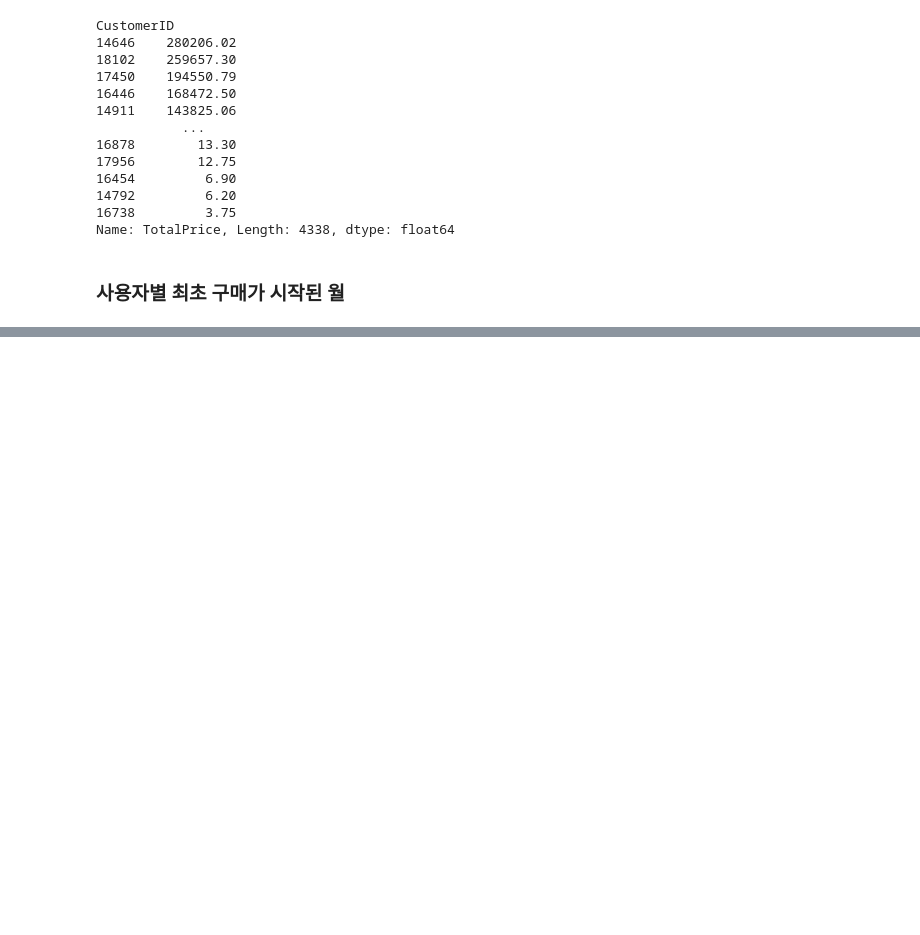
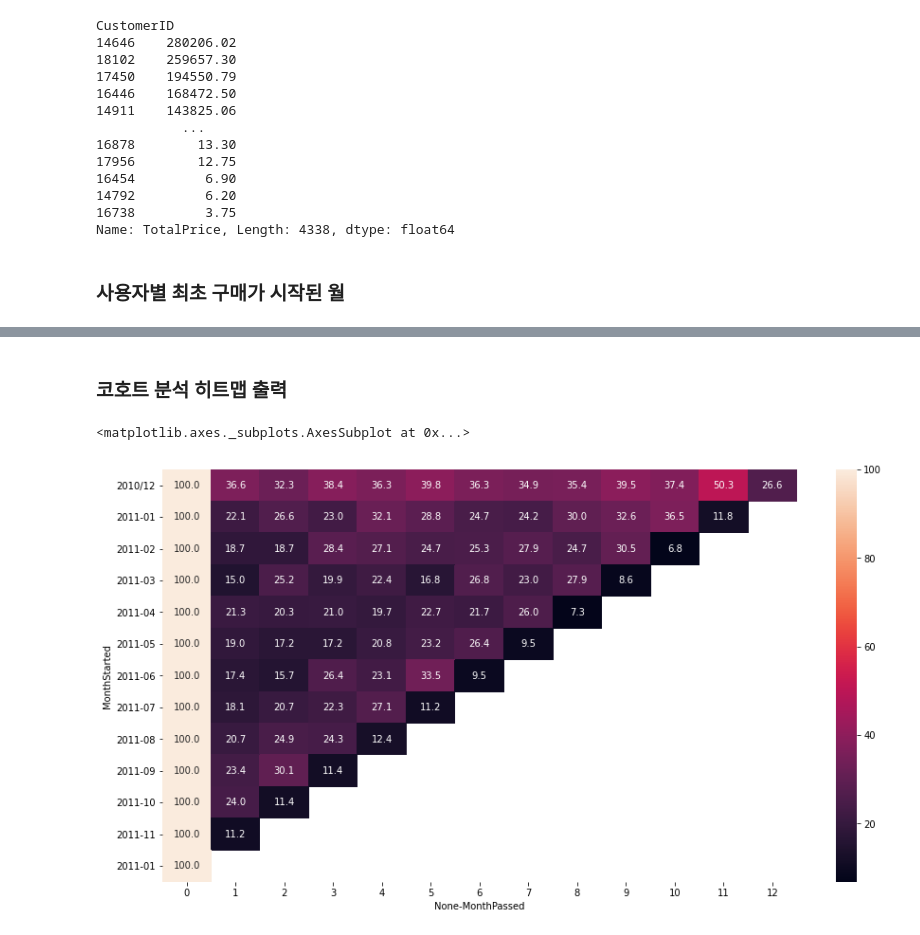
Before and after one commit to jeonprize/shoppingmall_order, a Jupyter notebook: 우수고객 선별, 고객 코호트 분석.ipynb, the cells around one changed output, grey strips where cells are left out. Saved outputs shown, nothing was run; the diff lists cells and outputs as text; code cells hidden in the pictures; blank space fills up the shorter version.

```diff
--- a/우수고객 선별, 고객 코호트 분석.ipynb
+++ b/우수고객 선별, 고객 코호트 분석.ipynb
@@ -87,0 +97,7 @@ retail.tail(3)
+# %%
+def unique(x):
+    return len(np.unique(x))
+# %%
+cohort = retail.groupby(['MonthStarted','MonthPassed'])
+cohort_df = cohort['CustomerID'].apply(unique).reset_index()
+cohort_df
@@ -87,0 +120,3 @@ retail.tail(3)
+# %%
+cohort_df = pd.pivot(data=cohort_df,index='MonthStarted', columns='MonthPassed')
+cohort_df.head()
@@ -87,0 +132,4 @@ retail.tail(3)
+# %%
+customer_cohort = cohort_df.div(cohort_df.iloc[:,0], axis=0) * 100
+customer_cohort = customer_cohort.round(2)
+customer_cohort
@@ -87,0 +153,11 @@ retail.tail(3)
+# %% [markdown]
+### 코호트 분석 히트맵 출력
+# %%
+xticks = np.arange(0,13)
+yticks = ['2010/12','2011-01','2011-02','2011-03','2011-04','2011-05','2011-06','2011-07','2011-08','2011-09','2011-10','2011-11','2011-01']
+
+plt.figure(figsize=(15,8))
+sns.heatmap(customer_cohort,annot=True,fmt='.1f',xticklabels=xticks, yticklabels=yticks)
+# %% [output]
+<matplotlib.axes._subplots.AxesSubplot at 0x...>
+[figure, added]
```
Also changed, not shown: parts of 10 cells of this notebook.
